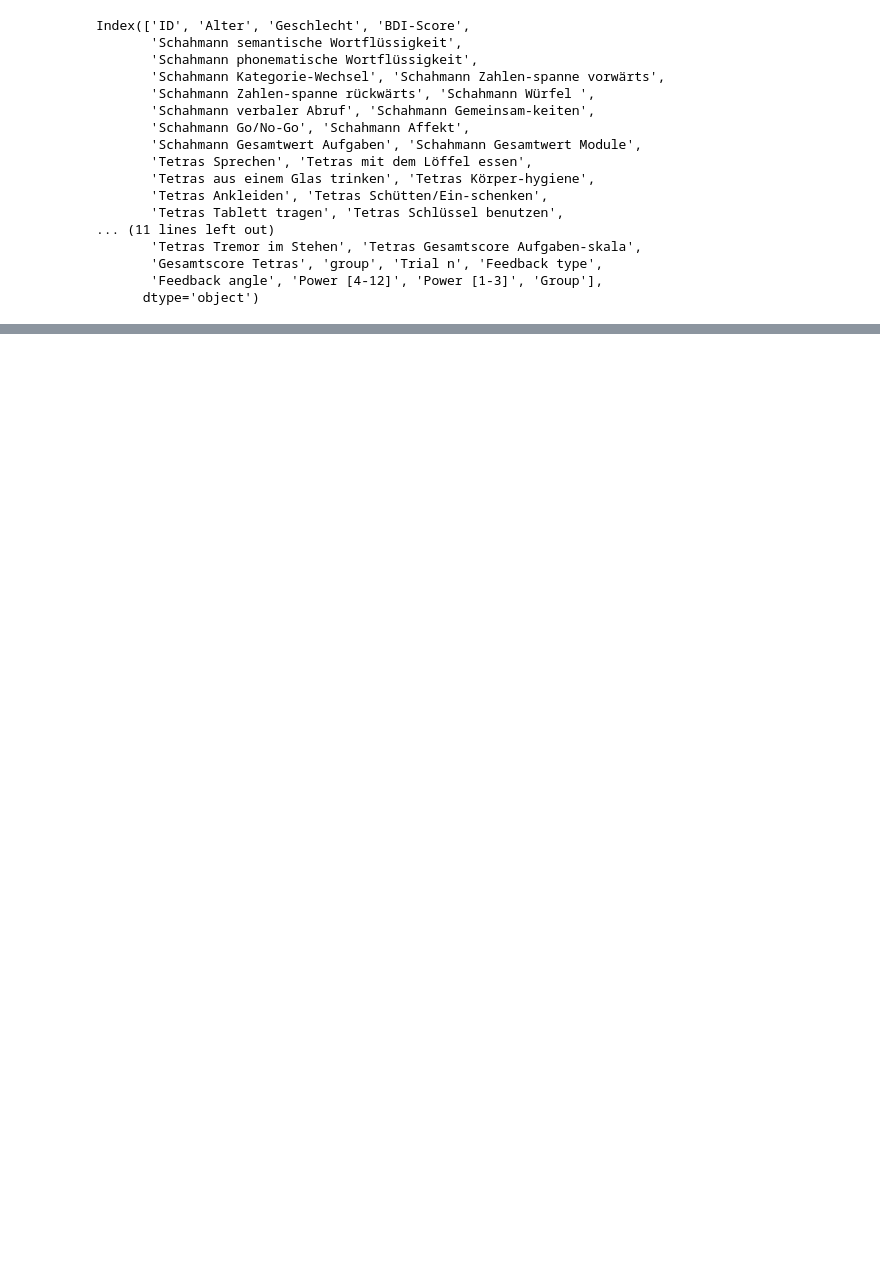
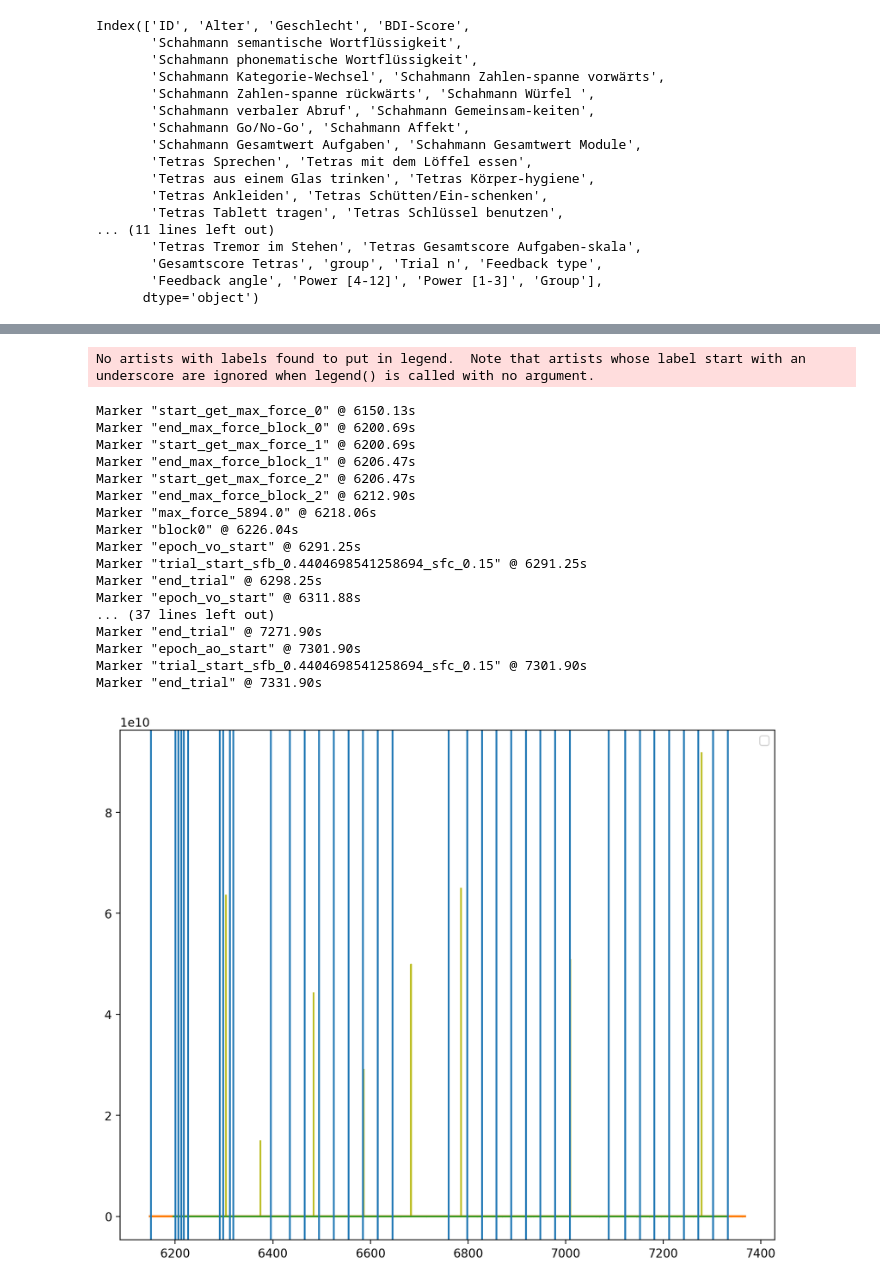
Before and after one commit to JuliusWelzel/tremor_feedback_jw, a Jupyter notebook: 05_scripts/ana04_behav.ipynb, the cells around one changed output, grey strips where cells are left out. Drawn from its saved outputs; the diff is of its cells as text; code cells hidden in the pictures; blank space fills up the shorter version.

```diff
--- a/05_scripts/ana04_behav.ipynb
+++ b/05_scripts/ana04_behav.ipynb
@@ -205,0 +219,43 @@ Index(['ID', 'Alter', 'Geschlecht', 'BDI-Score',
+# %%
+import pyxdf
+import matplotlib.pyplot as plt
+import numpy as np
+
+data, header = pyxdf.load_xdf(Path.joinpath(dir_raw,'c301_archer_replicate.xdf'))
+
+for stream in data:
+    y = stream['time_series']
+
+    if isinstance(y, list):
+        # list of strings, draw one vertical line for each marker
+        for timestamp, marker in zip(stream['time_stamps'], y):
+            plt.axvline(x=timestamp)
+            print(f'Marker "{marker[0]}" @ {timestamp:.2f}s')
+    elif isinstance(y, np.ndarray):
+        # numeric data, draw as lines
+        plt.plot(stream['time_stamps'], y)
+    else:
+        raise RuntimeError('Unknown stream format')
+
+plt.legend()
+plt.show()
+# %% [output]
+No artists with labels found to put in legend.  Note that artists whose label start with an underscore are ignored when legend() is called with no argument.
+Marker "start_get_max_force_0" @ 6150.13s
+Marker "end_max_force_block_0" @ 6200.69s
+Marker "start_get_max_force_1" @ 6200.69s
+Marker "end_max_force_block_1" @ 6206.47s
+Marker "start_get_max_force_2" @ 6206.47s
+Marker "end_max_force_block_2" @ 6212.90s
+Marker "max_force_5894.0" @ 6218.06s
+Marker "block0" @ 6226.04s
+Marker "epoch_vo_start" @ 6291.25s
+Marker "trial_start_sfb_0.4404698541258694_sfc_0.15" @ 6291.25s
+Marker "end_trial" @ 6298.25s
+Marker "epoch_vo_start" @ 6311.88s
+... (37 lines left out)
+Marker "end_trial" @ 7271.90s
+Marker "epoch_ao_start" @ 7301.90s
+Marker "trial_start_sfb_0.4404698541258694_sfc_0.15" @ 7301.90s
+Marker "end_trial" @ 7331.90s
+[figure, added]
```
Also changed, not shown: parts of 3 cells of this notebook.
